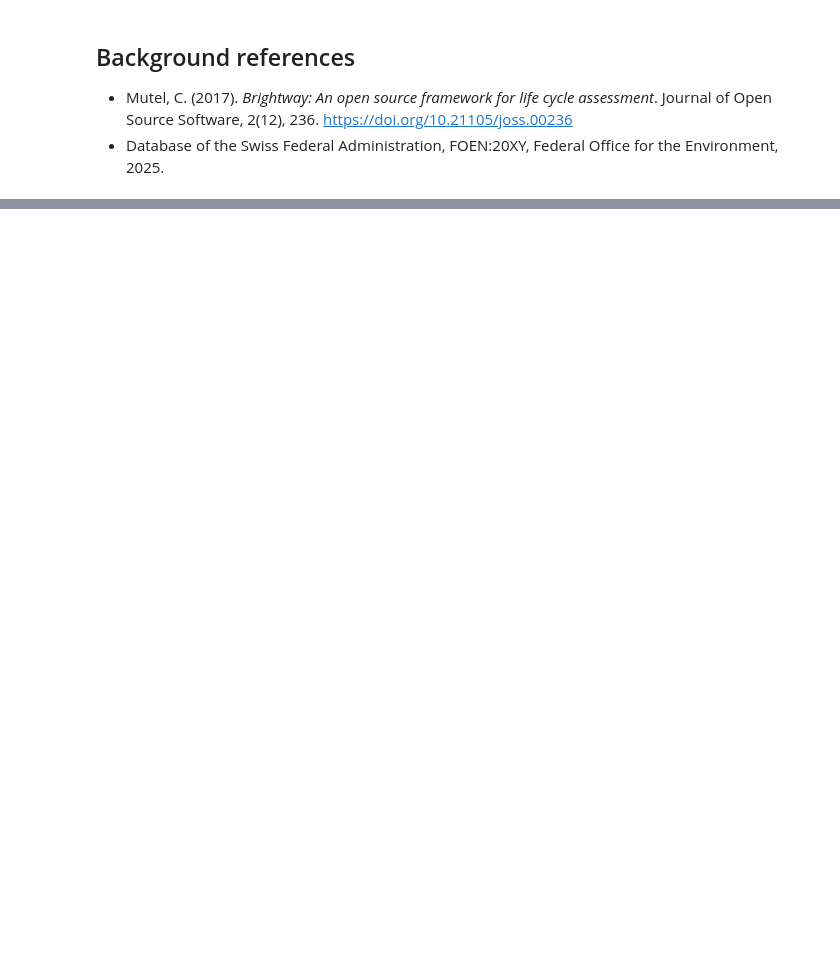
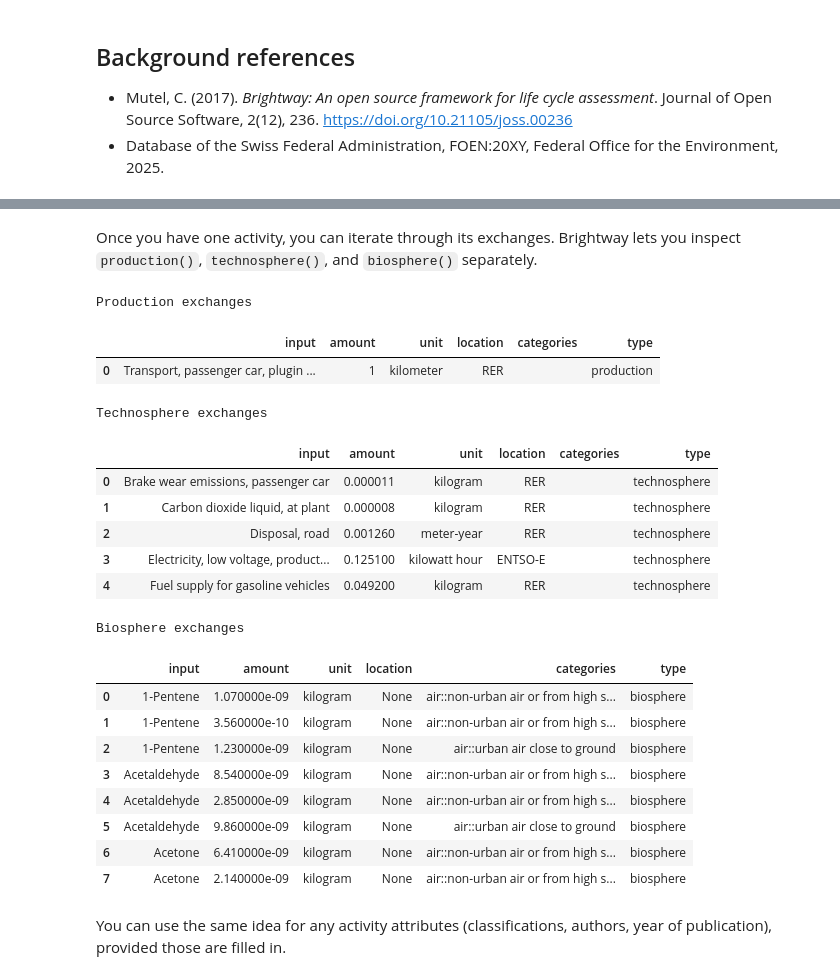
Before and after one commit to romainsacchi/barcelona-regionalized-lcia, a Jupyter notebook: tutorials/DAY 1/D1-04 First LCA from demand to score in Brightway.ipynb, the cells around one changed output, grey strips where cells are left out. Saved outputs shown, nothing was run; the diff lists cells and outputs as text; code cells hidden in the pictures; blank space fills up the shorter version.

```diff
--- a/tutorials/DAY 1/D1-04 First LCA from demand to score in Brightway.ipynb
+++ b/tutorials/DAY 1/D1-04 First LCA from demand to score in Brightway.ipynb
@@ -163,0 +531,49 @@ Choose one LCIA method that looks like a climate-change or global-warming indica
+# %% [markdown]
+Once you have one activity, you can iterate through its exchanges. Brightway lets you inspect `production()`, `technosphere()`, and `biosphere()` separately.
+# %%
+def preview_exchanges(exchanges, n=5):
+    rows = []
+    for exc in list(exchanges)[:n]:
+        rows.append(
+            {
+                'input': exc.input['name'],
+                'amount': exc['amount'],
+                'unit': exc.input.get('unit'),
+                'location': exc.input.get('location'),
+                'categories': '::'.join(exc.input.get('categories') or ()),
+                'type': exc['type'],
+            }
+        )
+    return pd.DataFrame(rows)
+
+print('Production exchanges')
+display(preview_exchanges(selected_activity.production(), n=3))
+
+print('Technosphere exchanges')
+display(preview_exchanges(selected_activity.technosphere(), n=5))
+
+print('Biosphere exchanges')
+display(preview_exchanges(selected_activity.biosphere(), n=8))
+# %% [output]
+Production exchanges
+|  | input | amount | unit | location | categories | type |
+| 0 | Transport, passenger car, plugin ... | 1 | kilometer | RER |  | production |
+Technosphere exchanges
+|  | input | amount | unit | location | categories | type |
+| 0 | Brake wear emissions, passenger car | 0.000011 | kilogram | RER |  | technosphere |
+| 1 | Carbon dioxide liquid, at plant | 0.000008 | kilogram | RER |  | technosphere |
+| 2 | Disposal, road | 0.001260 | meter-year | RER |  | technosphere |
+| 3 | Electricity, low voltage, product... | 0.125100 | kilowatt hour | ENTSO-E |  | technosphere |
+| 4 | Fuel supply for gasoline vehicles | 0.049200 | kilogram | RER |  | technosphere |
+Biosphere exchanges
+|  | input | amount | unit | location | categories | type |
+| 0 | 1-Pentene | 1.070000e-09 | kilogram | None | air::non-urban air or from high s... | biosphere |
+| 1 | 1-Pentene | 3.560000e-10 | kilogram | None | air::non-urban air or from high s... | biosphere |
+| 2 | 1-Pentene | 1.230000e-09 | kilogram | None | air::urban air close to ground | biosphere |
+| 3 | Acetaldehyde | 8.540000e-09 | kilogram | None | air::non-urban air or from high s... | biosphere |
+| 4 | Acetaldehyde | 2.850000e-09 | kilogram | None | air::non-urban air or from high s... | biosphere |
+| 5 | Acetaldehyde | 9.860000e-09 | kilogram | None | air::urban air close to ground | biosphere |
+| 6 | Acetone | 6.410000e-09 | kilogram | None | air::non-urban air or from high s... | biosphere |
+| 7 | Acetone | 2.140000e-09 | kilogram | None | air::non-urban air or from high s... | biosphere |
+# %% [markdown]
+You can use the same idea for any activity attributes (classifications, authors, year of publication), provided those are filled in.
```
Also changed, not shown: parts of 119 cells of this notebook, 32 other files.
